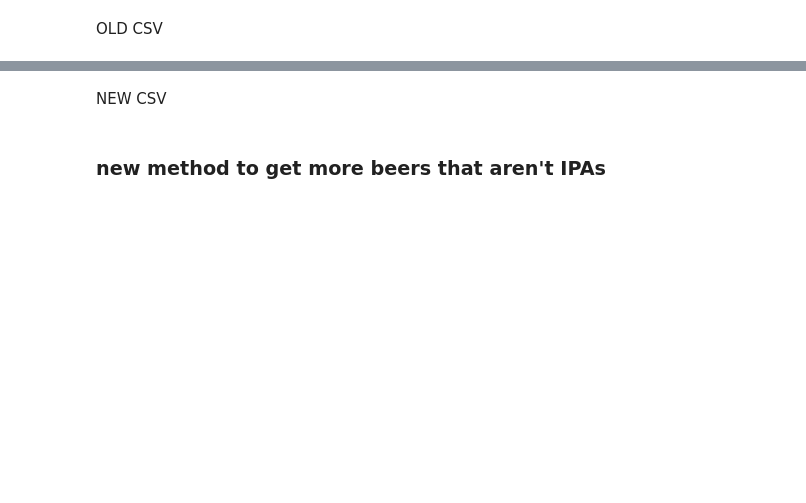
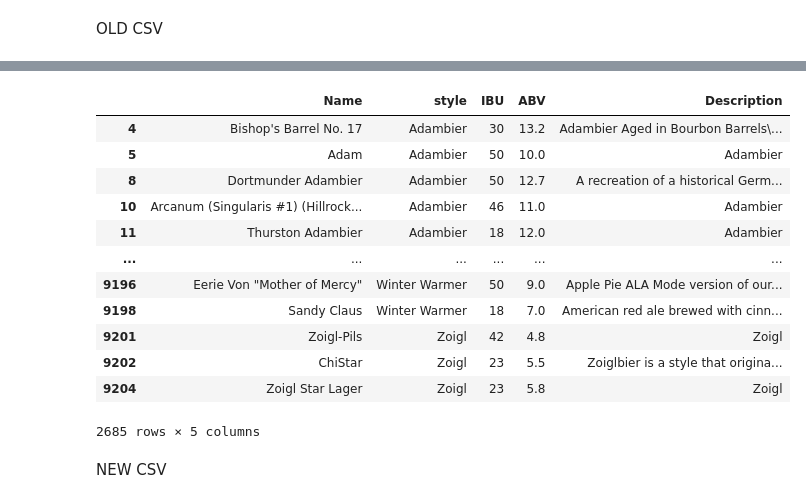
Before and after one commit to tyler-jumper/Craft-Beer-Classifier, a Jupyter notebook: Selenium Web Scraper .ipynb, the cells around one changed output, grey strips where cells are left out. Saved outputs shown, nothing was run; the diff lists cells and outputs as text; code cells hidden in the pictures; blank space fills up the shorter version.

```diff
--- a/Selenium Web Scraper .ipynb
+++ b/Selenium Web Scraper .ipynb
@@ -224,3 +387,19 @@ df.to_csv('untappd_beers.csv')
+# %%
+df
+# %% [output]
+|  | Name | style | IBU | ABV | Description |
+| 4 | Bishop's Barrel No. 17 | Adambier | 30 | 13.2 | Adambier Aged in Bourbon Barrels\... |
+| 5 | Adam | Adambier | 50 | 10.0 | Adambier |
+| 8 | Dortmunder Adambier | Adambier | 50 | 12.7 | A recreation of a historical Germ... |
+| 10 | Arcanum (Singularis #1) (Hillrock... | Adambier | 46 | 11.0 | Adambier |
+| 11 | Thurston Adambier | Adambier | 18 | 12.0 | Adambier |
+| ... | ... | ... | ... | ... | ... |
+| 9196 | Eerie Von "Mother of Mercy" | Winter Warmer | 50 | 9.0 | Apple Pie ALA Mode version of our... |
+| 9198 | Sandy Claus | Winter Warmer | 18 | 7.0 | American red ale brewed with cinn... |
+| 9201 | Zoigl-Pils | Zoigl | 42 | 4.8 | Zoigl |
+| 9202 | ChiStar | Zoigl | 23 | 5.5 | Zoiglbier is a style that origina... |
+| 9204 | Zoigl Star Lager | Zoigl | 23 | 5.8 | Zoigl |
+2685 rows × 5 columns
 # %% [markdown]
 NEW CSV
 # %%
@@ -238,2 +407,0 @@ df.to_csv('continuous_beers.csv')
-# %% [markdown]
-### new method to get more beers that aren't IPAs
```
Also changed, not shown: parts of 32 cells of this notebook, 1 other file.
